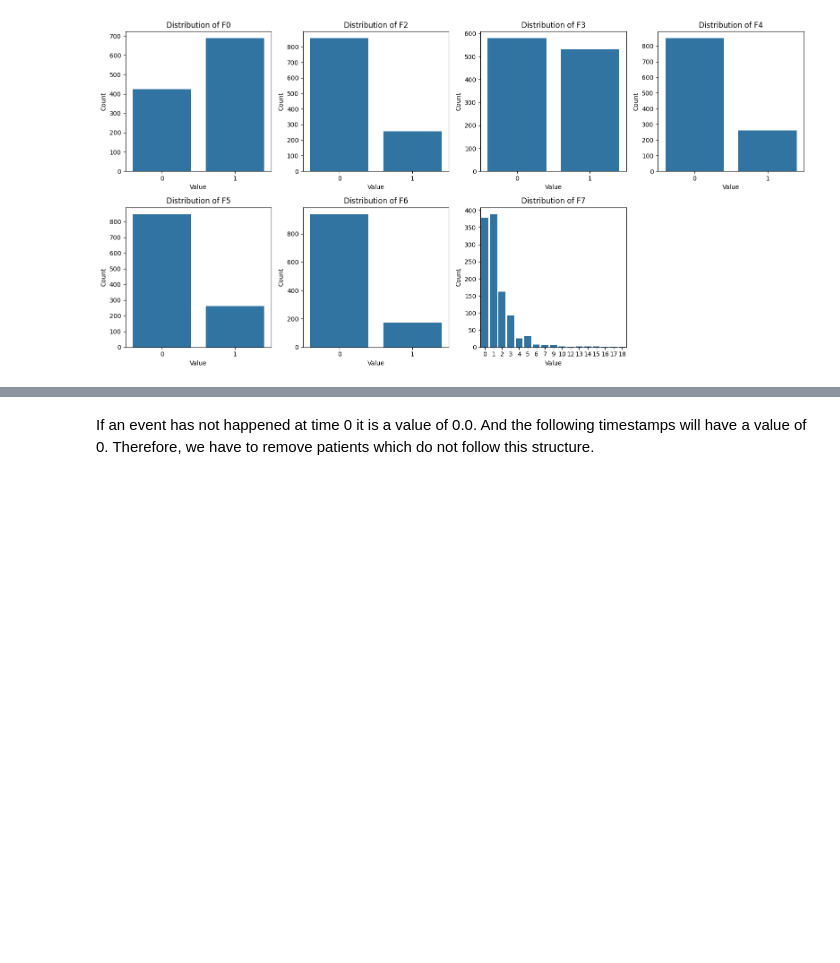
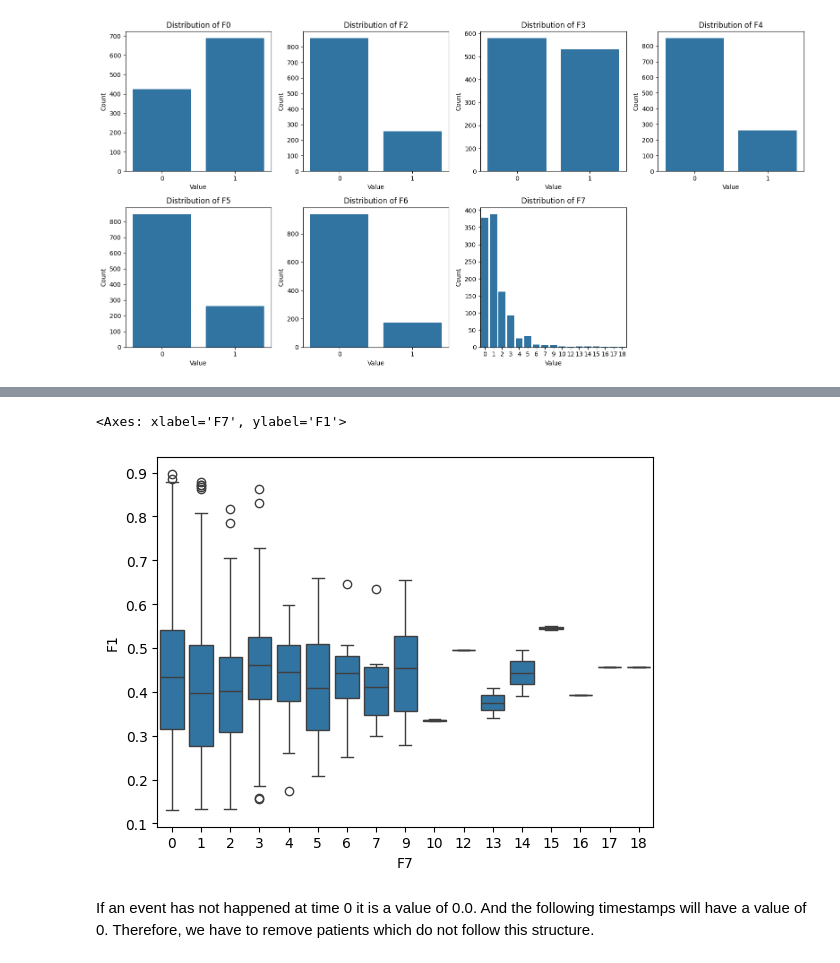
Before and after one commit to alvarodca/MLHealth, a Jupyter notebook: Lab3/pointprocess.ipynb, the cells around one changed output, grey strips where cells are left out. Saved outputs shown, nothing was run; the diff lists cells and outputs as text; code cells hidden in the pictures; blank space fills up the shorter version.

```diff
--- a/Lab3/pointprocess.ipynb
+++ b/Lab3/pointprocess.ipynb
@@ -80,3 +89,8 @@ plt.show()
+# %%
+sns.boxplot(features, x = features["F7"], y = features["F1"])
+# %% [output]
+<Axes: xlabel='F7', ylabel='F1'>
+[figure, added]
 # %% [markdown]
 If an event has not happened at time 0 it is a value of 0.0. And the following timestamps will have a value of 0. Therefore, we have to remove patients which do not follow this structure.
 # %% [markdown]
```
Also changed, not shown: parts of 17 cells of this notebook.
